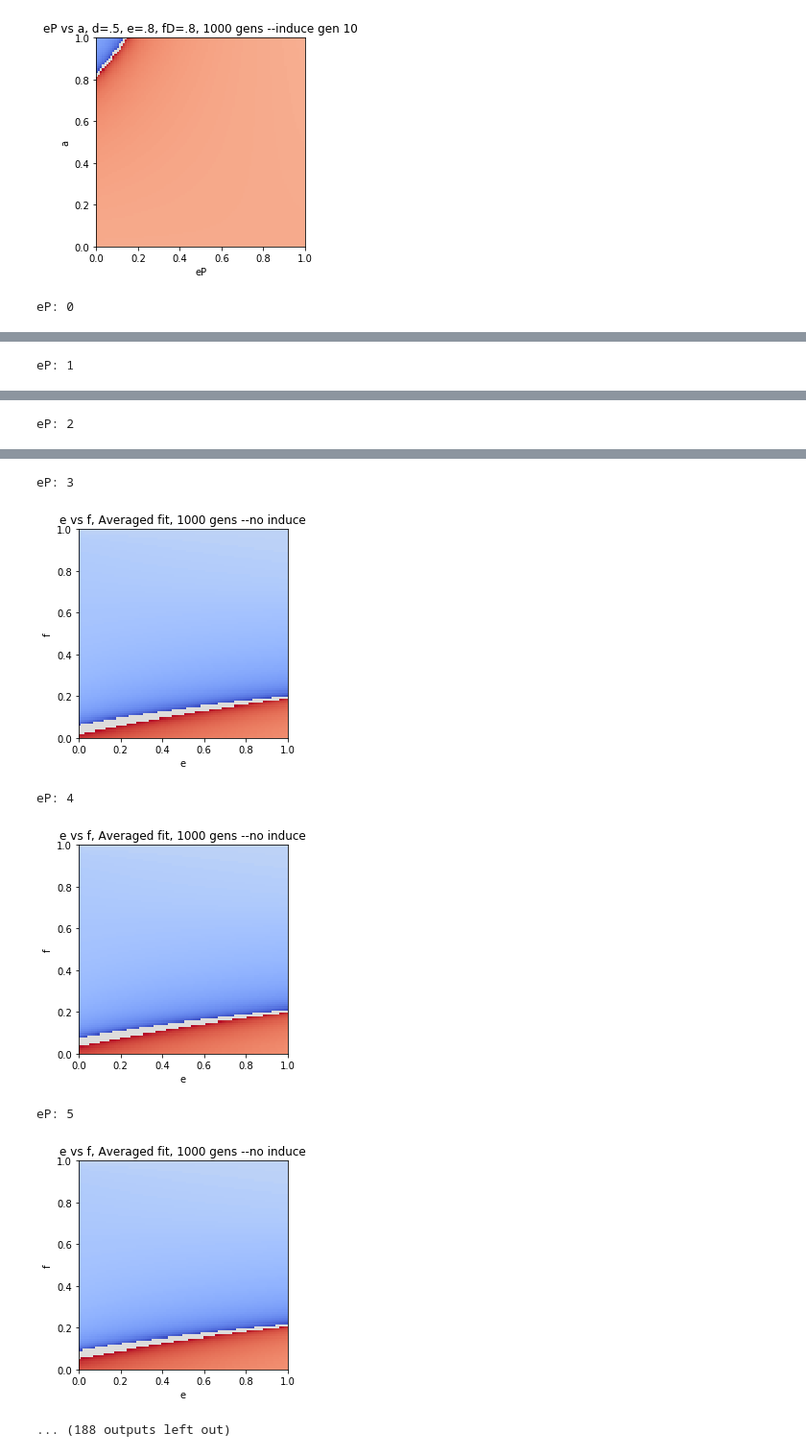
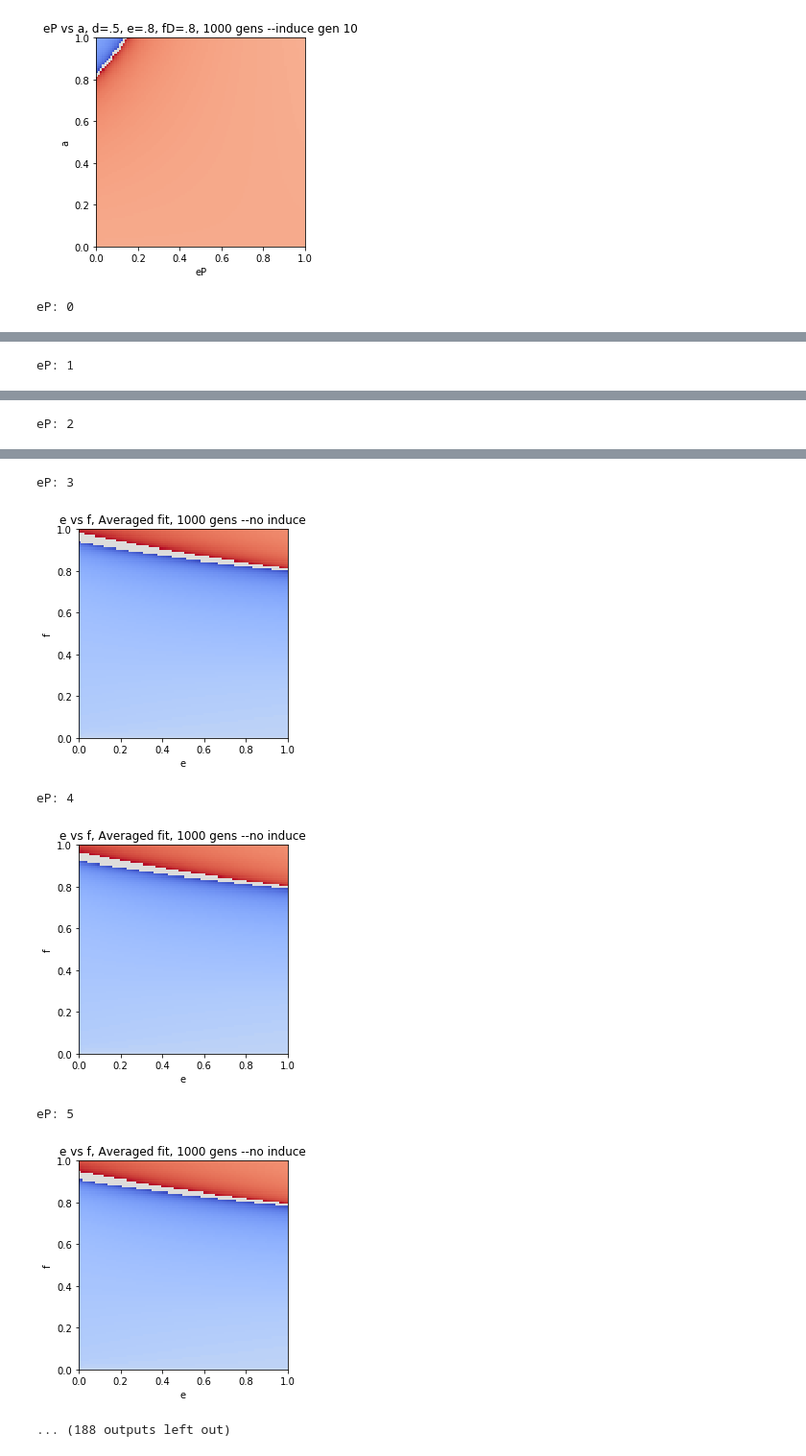
Before and after one commit to mgheffel/CRISPR-Gene-Drive-Population-Model, a Jupyter notebook: inducibleE.ipynb, the cells around one changed output, grey strips where cells are left out. Shown at 96% size. Cells and saved outputs as stored; diff of their text form; code cells hidden in the pictures.

```diff
--- a/inducibleE.ipynb
+++ b/inducibleE.ipynb
@@ -237,7 +237,7 @@ for ePi in range(len(ePs)):
     print('eP: '+str(ePi))
     eP=ePs[ePi]
     xVals=np.arange(0,1.01,.01)
-    yVals=np.arange(1,-.01,-.01)
+    yVals=np.arange(0,1.01,.01)
     X,Y=np.meshgrid(xVals,yVals)
     Z=np.zeros((len(xVals),len(yVals)))
     #run 2D sim e vs f
@@ -247,6 +247,7 @@ for ePi in range(len(ePs)):
         for yIndex in range(len(yVals)):
             #y is f
             simData={'qW':.999,'qD':.001,'qH':0,'fW':1,'fD':yVals[yIndex],'d':.5,'e':xVals[xIndex],'eP':eP,'a':.9,'generations':1000,'induceStart':10}
+            simData['fH']=(simData['fW']+simData['fD'])/2
 
             takeover=run_simulation_iE(simData)
             Z[yIndex,xIndex]=takeover
@@ -276,24 +277,6 @@ from matplotlib.ticker import LinearLocator, FormatStrFormatter
 import numpy as np
 
 
-fig = plt.figure()
-ax = fig.gca(projection='3d')
-
-
-#surf = ax.plot_surface(xB, aB, zMaxBlues, cmap=cm.coolwarm,
-#                       linewidth=0, antialiased=False)
-
-# Customize the z axis.
-#ax.set_zlim(-1.01, 1.01)
-#ax.zaxis.set_major_locator(LinearLocator(10))
-#ax.zaxis.set_major_formatter(FormatStrFormatter('%.02f'))
-
-# Add a color bar which maps values to colors.
-#fig.colorbar(surf, shrink=0.5, aspect=5)
-
-
-
-
 
 
 
@@ -308,6 +291,9 @@ for i in range(len(zMaxBlues)):
         zMaxBlues[i][j]=zMaxBlues[i][len(zMaxBlues[0])-1-j]
         zMaxBlues[i][len(zMaxBlues[0])-1-j]=temp
 # In[35]:
+
+fig = plt.figure()
+ax = fig.gca(projection='3d')
 zMaxBlues=np.array(zMaxBlues)
 ax.plot_wireframe(aB, xB, zMaxBlues, rstride=10, cstride=100)
 plt.show()
@@ -325,7 +311,7 @@ eP: 2
 eP: 3
-[figure, old version]
+[figure, new version]
 eP: 4
-[figure, old version]
+[figure, new version]
 eP: 5
-[figure, old version]
+[figure, new version]
 ... (188 outputs left out)
```
Also changed, not shown: parts of 3 cells of this notebook, 1 other file.
